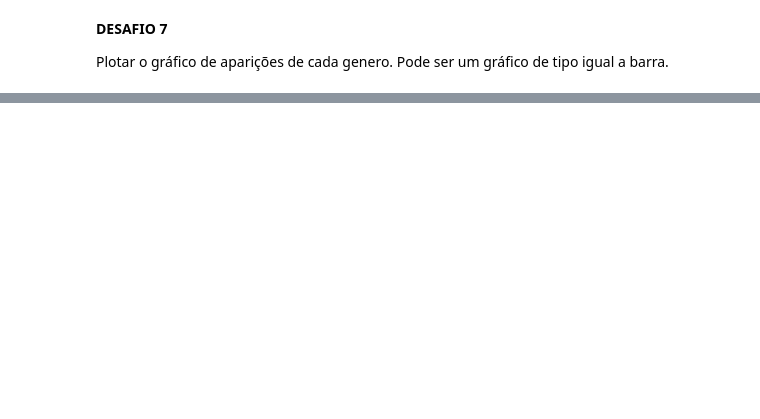
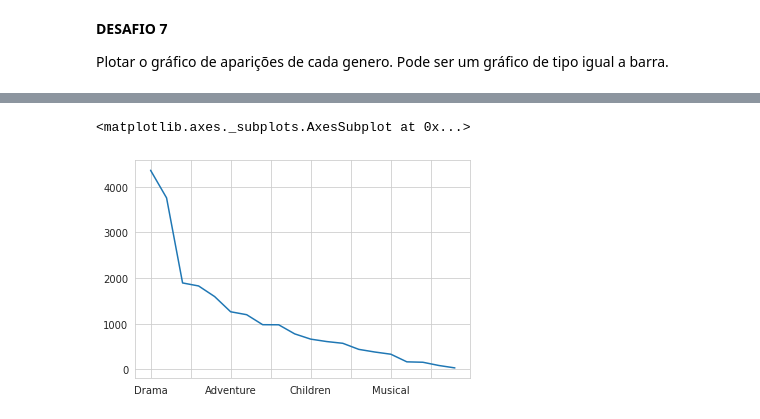
Before and after one commit to Chikuji/analise-python, a Jupyter notebook: aula1_pratica.ipynb, the cells around one changed output, grey strips where cells are left out. Saved outputs shown, nothing was run; the diff lists cells and outputs as text; code cells hidden in the pictures; blank space fills up the shorter version.

```diff
--- a/aula1_pratica.ipynb
+++ b/aula1_pratica.ipynb
@@ -395,0 +600,7 @@ Plotar o gráfico de aparições de cada genero. Pode ser um gráfico de tipo ig
+# %%
+# Visualizar os dados em um grafico de linhas
+# plot() padrão do pandas
+filmes["generos"].str.get_dummies('|').sum().sort_values(ascending=False).plot()
+# %% [output]
+<matplotlib.axes._subplots.AxesSubplot at 0x...>
+[figure, added]
```
Also changed, not shown: parts of 43 cells of this notebook.
